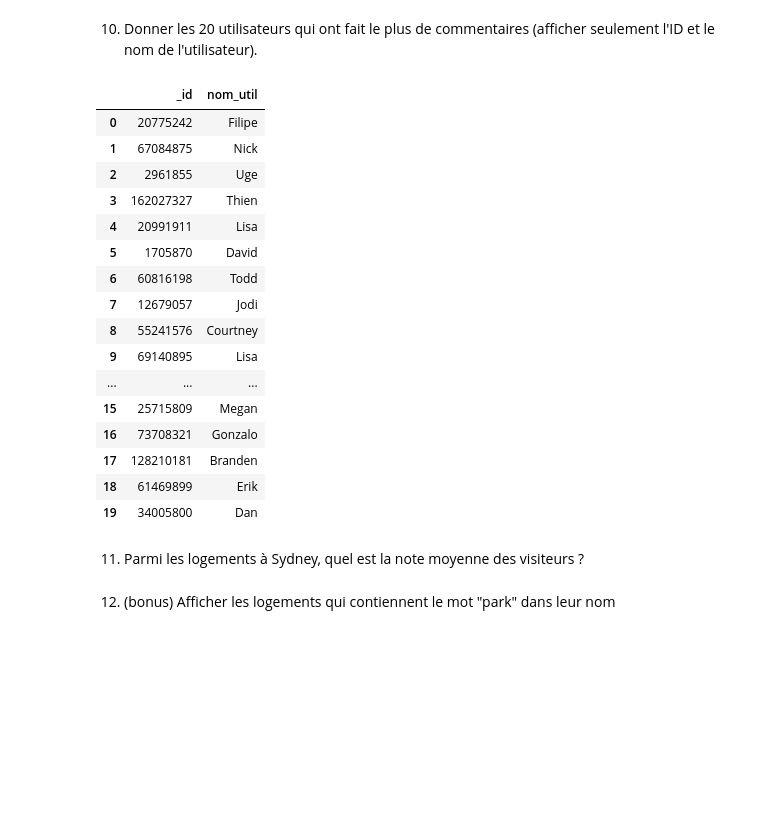
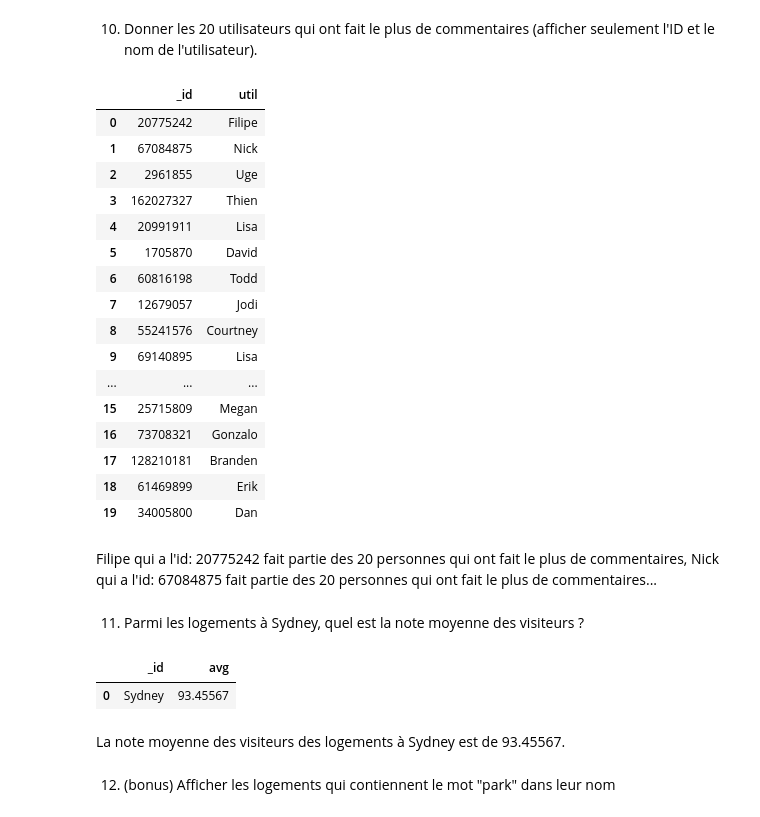
Before and after one commit to mckaw/tp-nosql-airbnb, a Jupyter notebook: questions.ipynb, the cells around one changed output. Cells and saved outputs as stored; diff of their text form; code cells hidden in the pictures; blank space fills up the shorter version.

```diff
--- a/questions.ipynb
+++ b/questions.ipynb
@@ -212,15 +212,15 @@ Le Ribeira Charming Duplex accepete 8 personnes avec une caution de 200$, le Cat
 # %%
 vingts= db.airbnb.aggregate([
     { "$unwind": "$reviews" },
-    { "$group": {"_id": "$reviews.reviewer_id", "nom_util": { "$first": "$reviews.reviewer_name" },"nombre_com": { "$sum": 1 }}},
-    { "$sort": { "nombre_com": -1 } },
+    { "$group": {"_id": "$reviews.reviewer_id", "util": { "$first": "$reviews.reviewer_name" },"com": { "$sum": 1 }}},
+    { "$sort": { "com": -1 } },
     { "$limit": 20 },
-    { "$project": { "_id": 1, "nom_util": 1 } }
+    { "$project": { "_id": 1, "util": 1} }
 ])
 
 pandas.DataFrame(list(vingts))
 # %% [output]
-|  | _id | nom_util |
+|  | _id | util |
 | 0 | 20775242 | Filipe |
 | 1 | 67084875 | Nick |
 | 2 | 2961855 | Uge |
@@ -237,7 +237,21 @@ pandas.DataFrame(list(vingts))
 | 17 | 128210181 | Branden |
 | 18 | 61469899 | Erik |
 | 19 | 34005800 | Dan |
+# %% [markdown]
+Filipe qui a l'id: 20775242 fait partie des 20 personnes qui ont fait le plus de commentaires, Nick qui a l'id: 67084875 fait partie des 20 personnes qui ont fait le plus de commentaires...
 # %% [markdown]
 11. Parmi les logements à Sydney, quel est la note moyenne des visiteurs ?
+# %%
+syndney = db.airbnb.aggregate([
+    { "$match": { "address.market": "Sydney" } },
+    { "$group": { "_id":"$address.market" ,"avg": { "$avg": "$review_scores.review_scores_rating" }}},
+])
+
+pandas.DataFrame(list(syndney))
+# %% [output]
+|  | _id | avg |
+| 0 | Sydney | 93.45567 |
+# %% [markdown]
+La note moyenne des visiteurs des logements à Sydney est de 93.45567.
 # %% [markdown]
 12. (bonus) Afficher les logements qui contiennent le mot "park" dans leur nom
```
Also changed, not shown: parts of 4 cells of this notebook.
